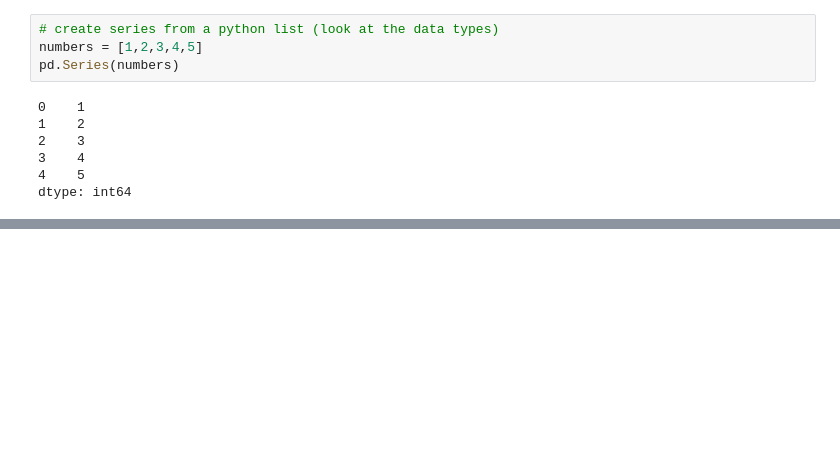
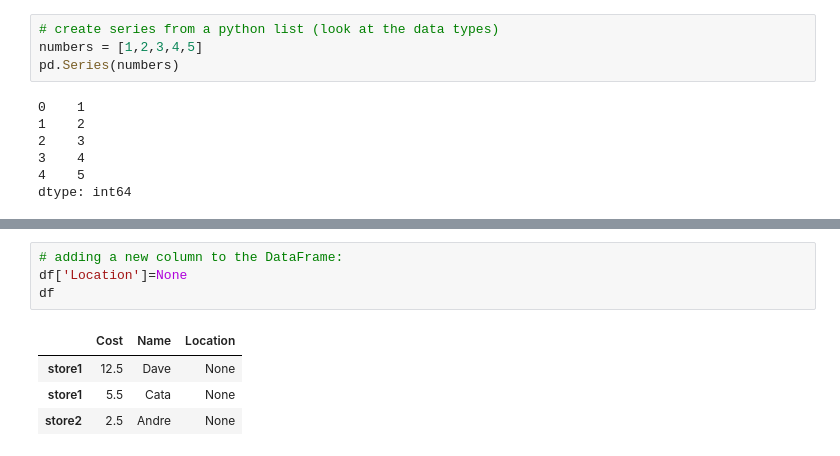
Before and after one commit to davidarango82/intro-data-sci-python, a Jupyter notebook: Untitled.ipynb, the cells around one changed output, grey strips where cells are left out. Saved outputs shown, nothing was run; the diff lists cells and outputs as text; blank space fills up the shorter version.

```diff
--- a/Untitled.ipynb
+++ b/Untitled.ipynb
@@ -462,0 +667,9 @@ dtype: int64
+# %%
+# adding a new column to the DataFrame:
+df['Location']=None
+df
+# %% [output]
+|  | Cost | Name | Location |
+| store1 | 12.5 | Dave | None |
+| store1 | 5.5 | Cata | None |
+| store2 | 2.5 | Andre | None |
```
Also changed, not shown: parts of 32 cells of this notebook.
